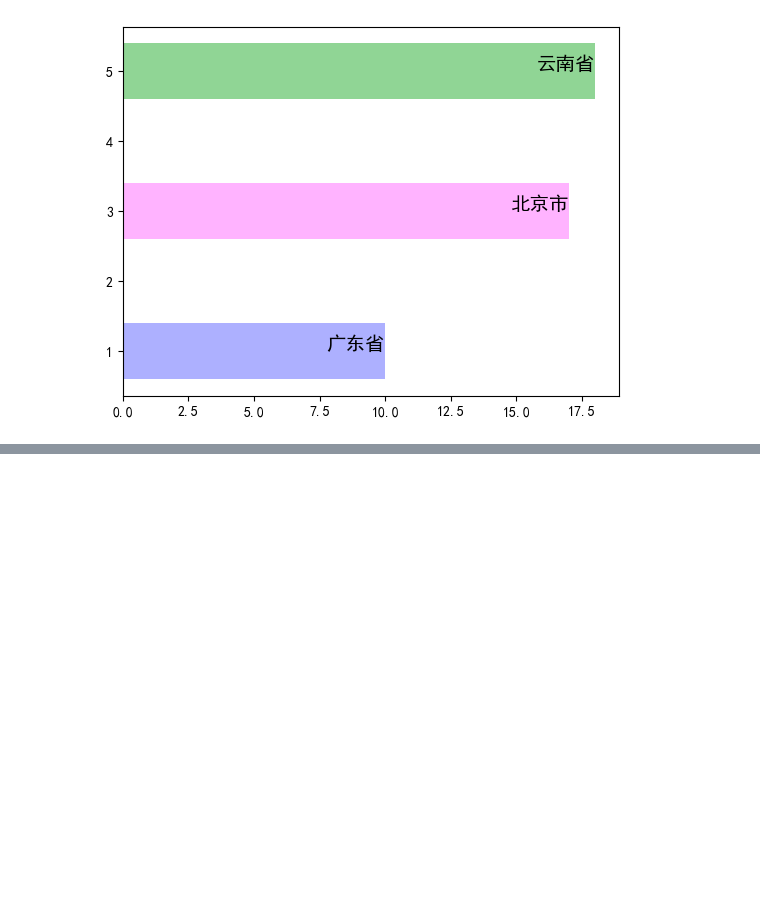
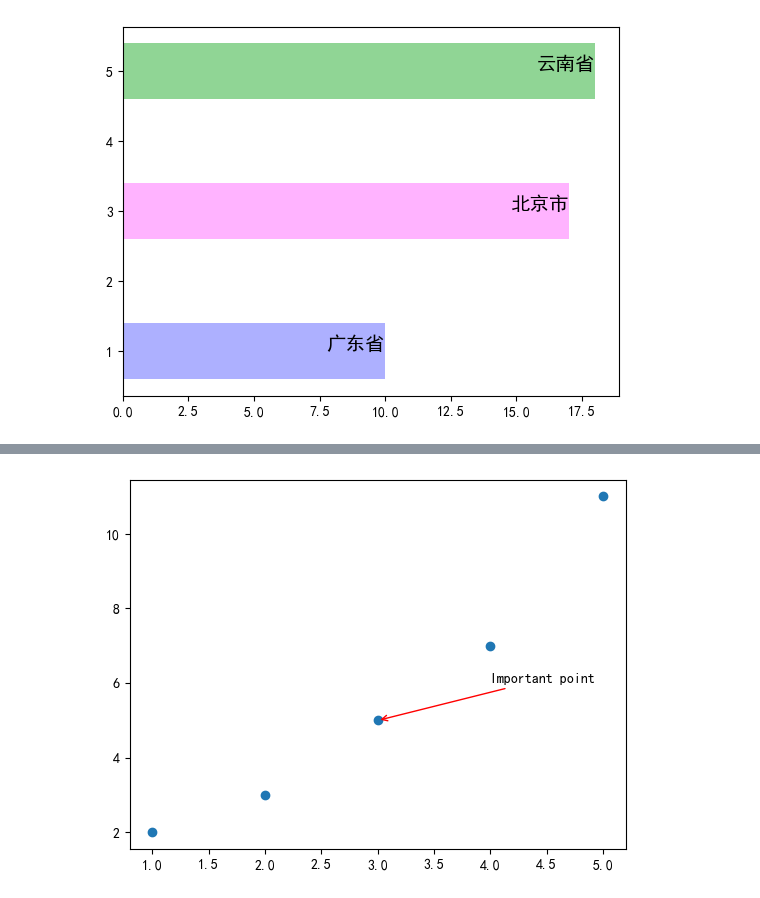
Before and after one commit to daiyipu/yiheng, a Jupyter notebook: plotlib/matplot.ipynb, the cells around one changed output, grey strips where cells are left out. Cells and saved outputs as stored; diff of their text form; code cells hidden in the pictures; blank space fills up the shorter version.

```diff
--- a/plotlib/matplot.ipynb
+++ b/plotlib/matplot.ipynb
@@ -181,0 +217,23 @@ graph(10,17,18)
+# %%
+# 示例数据
+x = [1, 2, 3, 4, 5]
+y = [2, 3, 5, 7, 11]
+# 创建图形和子图
+fig, ax = plt.subplots()
+# 绘制散点图
+ax.scatter(x, y)
+# 在点 (3, 5) 上添加注释
+ax.annotate(
+    'Important point',  # 注释文本
+    xy=(3, 5),         # 被注释的点的坐标
+    xytext=(4, 6),     # 注释文本的位置
+    arrowprops=dict(    # 箭头的属性
+        arrowstyle='->',  # 箭头的样式
+        connectionstyle='arc3',  # 连接样式
+        color='red'  # 箭头的颜色
+    )
+)
+# 显示图形
+plt.show()
+# %% [output]
+[figure, added]
```
Also changed, not shown: parts of 4 cells of this notebook, 39 other files.
